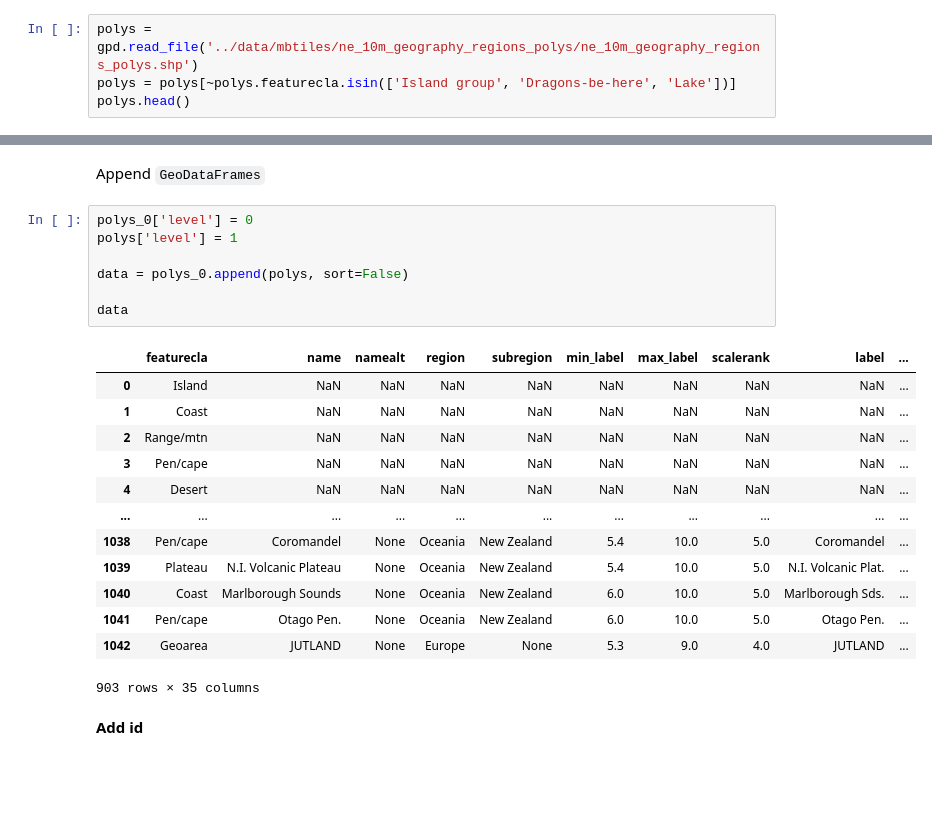
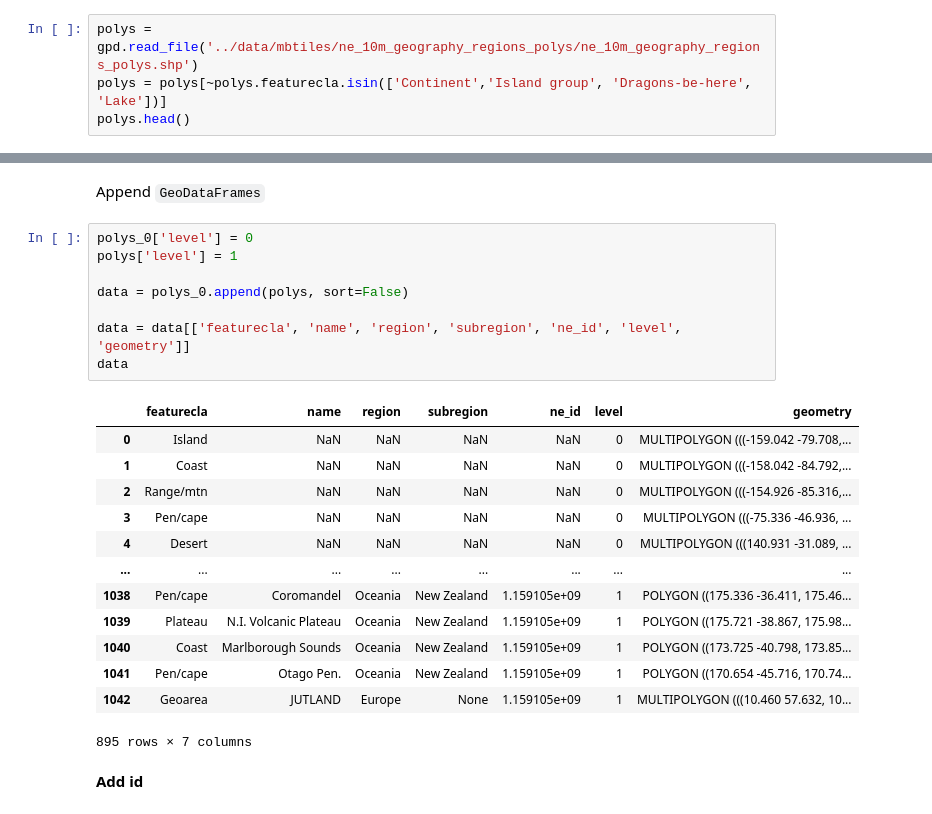
Before and after one commit to Vizzuality/soils-revealed-data, a Jupyter notebook: processing/create_MBTiles.ipynb, the cells around one changed output, grey strips where cells are left out. Drawn from its saved outputs; the diff is of its cells as text; blank space fills up the shorter version.

```diff
--- a/processing/create_MBTiles.ipynb
+++ b/processing/create_MBTiles.ipynb
@@ -374,7 +348,7 @@ data
 **Physical areas**
 # %%
 polys = gpd.read_file('../data/mbtiles/ne_10m_geography_regions_polys/ne_10m_geography_regions_polys.shp')
-polys = polys[~polys.featurecla.isin(['Island group', 'Dragons-be-here', 'Lake'])]
+polys = polys[~polys.featurecla.isin(['Continent','Island group', 'Dragons-be-here', 'Lake'])]
 polys.head()
 # %% [output]
 |  | featurecla | name | namealt | region | subregion | min_label | max_label | scalerank | label | ... |
@@ -398,24 +372,25 @@ Append `GeoDataFrames`
 # %%
 polys_0['level'] = 0
 polys['level'] = 1
 
 data = polys_0.append(polys, sort=False)
 
+data = data[['featurecla', 'name', 'region', 'subregion', 'ne_id', 'level', 'geometry']]
 data
 # %% [output]
-|  | featurecla | name | namealt | region | subregion | min_label | max_label | scalerank | label | ... |
-| 0 | Island | NaN | NaN | NaN | NaN | NaN | NaN | NaN | NaN | ... |
-| 1 | Coast | NaN | NaN | NaN | NaN | NaN | NaN | NaN | NaN | ... |
-| 2 | Range/mtn | NaN | NaN | NaN | NaN | NaN | NaN | NaN | NaN | ... |
-| 3 | Pen/cape | NaN | NaN | NaN | NaN | NaN | NaN | NaN | NaN | ... |
-| 4 | Desert | NaN | NaN | NaN | NaN | NaN | NaN | NaN | NaN | ... |
-| ... | ... | ... | ... | ... | ... | ... | ... | ... | ... | ... |
-| 1038 | Pen/cape | Coromandel | None | Oceania | New Zealand | 5.4 | 10.0 | 5.0 | Coromandel | ... |
-| 1039 | Plateau | N.I. Volcanic Plateau | None | Oceania | New Zealand | 5.4 | 10.0 | 5.0 | N.I. Volcanic Plat. | ... |
-| 1040 | Coast | Marlborough Sounds | None | Oceania | New Zealand | 6.0 | 10.0 | 5.0 | Marlborough Sds. | ... |
-| 1041 | Pen/cape | Otago Pen. | None | Oceania | New Zealand | 6.0 | 10.0 | 5.0 | Otago Pen. | ... |
-| 1042 | Geoarea | JUTLAND | None | Europe | None | 5.3 | 9.0 | 4.0 | JUTLAND | ... |
+|  | featurecla | name | region | subregion | ne_id | level | geometry |
+| 0 | Island | NaN | NaN | NaN | NaN | 0 | MULTIPOLYGON (((-159.042 -79.708,... |
+| 1 | Coast | NaN | NaN | NaN | NaN | 0 | MULTIPOLYGON (((-158.042 -84.792,... |
+| 2 | Range/mtn | NaN | NaN | NaN | NaN | 0 | MULTIPOLYGON (((-154.926 -85.316,... |
+| 3 | Pen/cape | NaN | NaN | NaN | NaN | 0 | MULTIPOLYGON (((-75.336 -46.936, ... |
+| 4 | Desert | NaN | NaN | NaN | NaN | 0 | MULTIPOLYGON (((140.931 -31.089, ... |
+| ... | ... | ... | ... | ... | ... | ... | ... |
+| 1038 | Pen/cape | Coromandel | Oceania | New Zealand | 1.159105e+09 | 1 | POLYGON ((175.336 -36.411, 175.46... |
+| 1039 | Plateau | N.I. Volcanic Plateau | Oceania | New Zealand | 1.159105e+09 | 1 | POLYGON ((175.721 -38.867, 175.98... |
+| 1040 | Coast | Marlborough Sounds | Oceania | New Zealand | 1.159105e+09 | 1 | POLYGON ((173.725 -40.798, 173.85... |
+| 1041 | Pen/cape | Otago Pen. | Oceania | New Zealand | 1.159105e+09 | 1 | POLYGON ((170.654 -45.716, 170.74... |
+| 1042 | Geoarea | JUTLAND | Europe | None | 1.159105e+09 | 1 | MULTIPOLYGON (((10.460 57.632, 10... |
-903 rows × 35 columns
+895 rows × 7 columns
 # %% [markdown]
 **Add id**
 # %%
```
Also changed, not shown: parts of 10 cells of this notebook.
